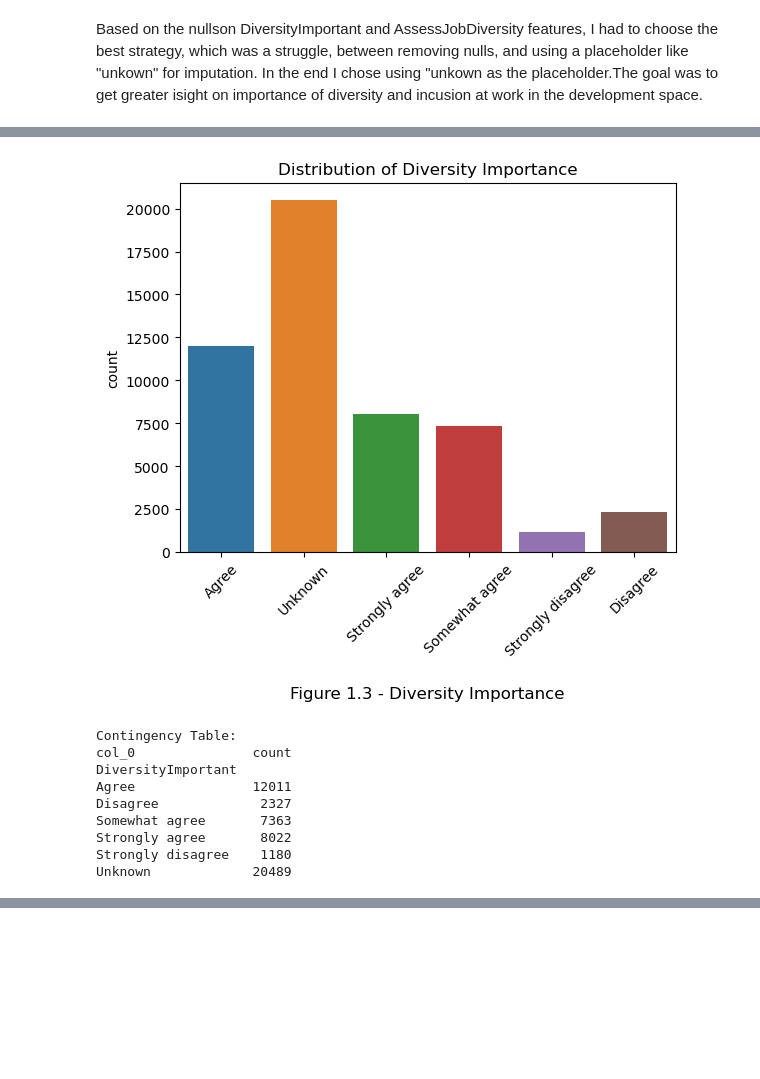
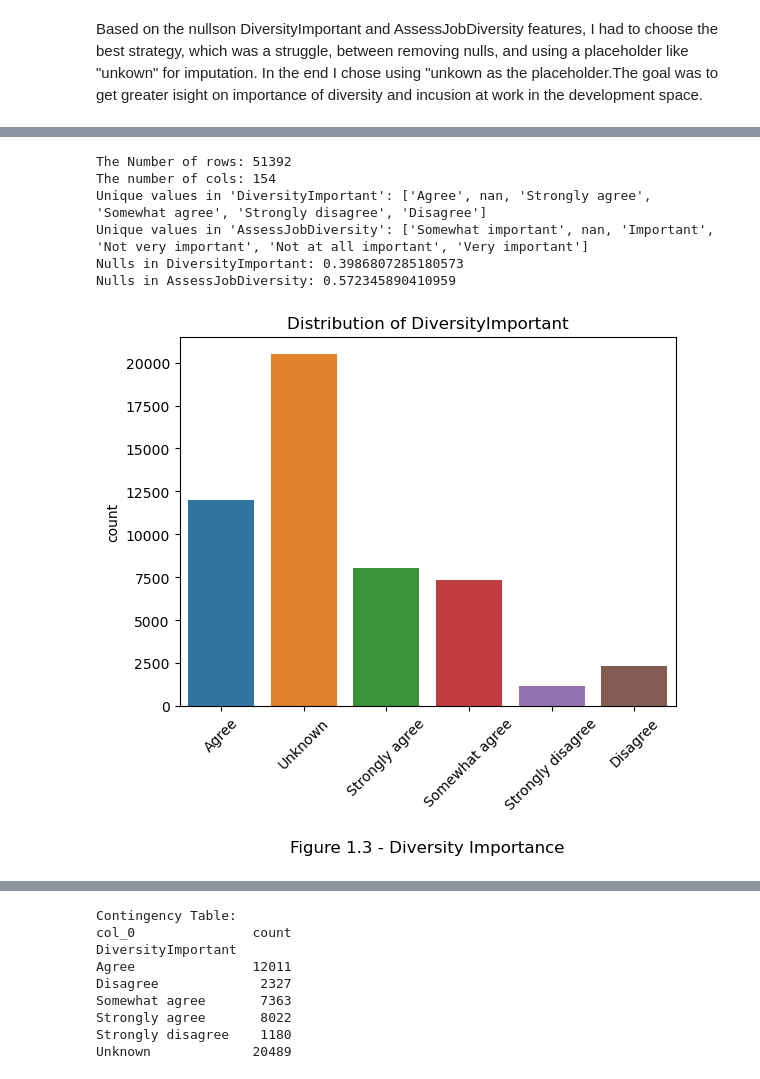
Before and after one commit to ntsikim/Udacity-project1, a Jupyter notebook: Udacity_proj_1_question1.ipynb, the cells around one changed output, grey strips where cells are left out. Cells and saved outputs as stored; diff of their text form; code cells hidden in the pictures; blank space fills up the shorter version.

```diff
--- a/Udacity_proj_1_question1.ipynb
+++ b/Udacity_proj_1_question1.ipynb
@@ -71,3 +109,21 @@ print(df_filled[['DiversityImportant', 'AssessJobDiversity']].head())
 # %%
-# Count of how many times each unique response appears in the 'AssessJobDiversity' and  'DiversityImportant'column of the DataFrame.
-df_filled[['AssessJobDiversity','DiversityImportant']].value_counts()
+def generate_contingency_table(df, index, columns='count', save_formats=None):
+    """
+    Generate and print a contingency table, optionally saving it to file(s).
+
+    Args:
+    df (pandas.DataFrame): The DataFrame.
+    index (str): Column name to use as the index of the contingency table.
+    columns (str): Column name to use as the columns of the table. Defaults to 'count'.
+    save_formats (dict): A dictionary where keys are formats ('excel', 'csv') and values are filenames to save the table.
+    """
+    table = pd.crosstab(index=df[index], columns=columns)
+    print("Contingency Table:")
+    print(table)
+
+    if save_formats:
+        for format, filename in save_formats.items():
+            if format == 'excel':
+                table.to_excel(filename, index=True)
+            elif format == 'csv':
+                table.to_csv(filename, index=True)
@@ -92,30 +130,20 @@ Name: count, dtype: int64
 # %%
-# Explore the distribution of responses for 'DiversityImportant'
-sns.countplot(x='DiversityImportant', data=df_filled)
-plt.title('Distribution of Diversity Importance')
+# Example usage:
+df = load_dataset('survey-results-public.csv')
+print_unique_values(df, ['DiversityImportant', 'AssessJobDiversity'])
+calculate_null_proportions(df, ['DiversityImportant', 'AssessJobDiversity'])
 
-plt.xticks(rotation=45)
+df_filled = fill_nulls(df, {'DiversityImportant': 'Unknown', 'AssessJobDiversity': 'Unknown'})
 
-# Set the x-axis label with the Figure number
-plt.xlabel('Figure 1.3 - Diversity Importance', fontsize=12, labelpad=20)
+visualize_distribution(df_filled, 'DiversityImportant', 'Figure 1.3 - Diversity Importance')
+visualize_distribution(df_filled, 'AssessJobDiversity', 'Figure 1.4 - Assess Job Diversity')
 
-
-plt.show()
-
-# Calculate the contingency table
-contingency_table = pd.crosstab(index=df_filled['DiversityImportant'], columns='count')
-
-# Display the contingency table
-print("Contingency Table:")
-print(contingency_table)
+generate_contingency_table(df_filled, 'DiversityImportant', save_formats={'excel': 'contingency_table.xlsx', 'csv': 'contingency_table.csv'})
 # %% [output]
+The Number of rows: 51392
+The number of cols: 154
+Unique values in 'DiversityImportant': ['Agree', nan, 'Strongly agree', 'Somewhat agree', 'Strongly disagree', 'Disagree']
+Unique values in 'AssessJobDiversity': ['Somewhat important', nan, 'Important', 'Not very important', 'Not at all important', 'Very important']
+Nulls in DiversityImportant: 0.3986807285180573
+Nulls in AssessJobDiversity: 0.572345890410959
-[figure, old version]
+[figure, new version]
-Contingency Table:
-col_0               count
-DiversityImportant
-Agree               12011
-Disagree             2327
-Somewhat agree       7363
-Strongly agree       8022
-Strongly disagree    1180
-Unknown             20489
@@ -122 +151,10 @@ Unknown             20489
+Contingency Table:
+col_0               count
+DiversityImportant
+Agree               12011
+Disagree             2327
+Somewhat agree       7363
+Strongly agree       8022
+Strongly disagree    1180
+Unknown             20489
 # %%
```
Also changed, not shown: parts of 20 cells of this notebook, 2 other files.
